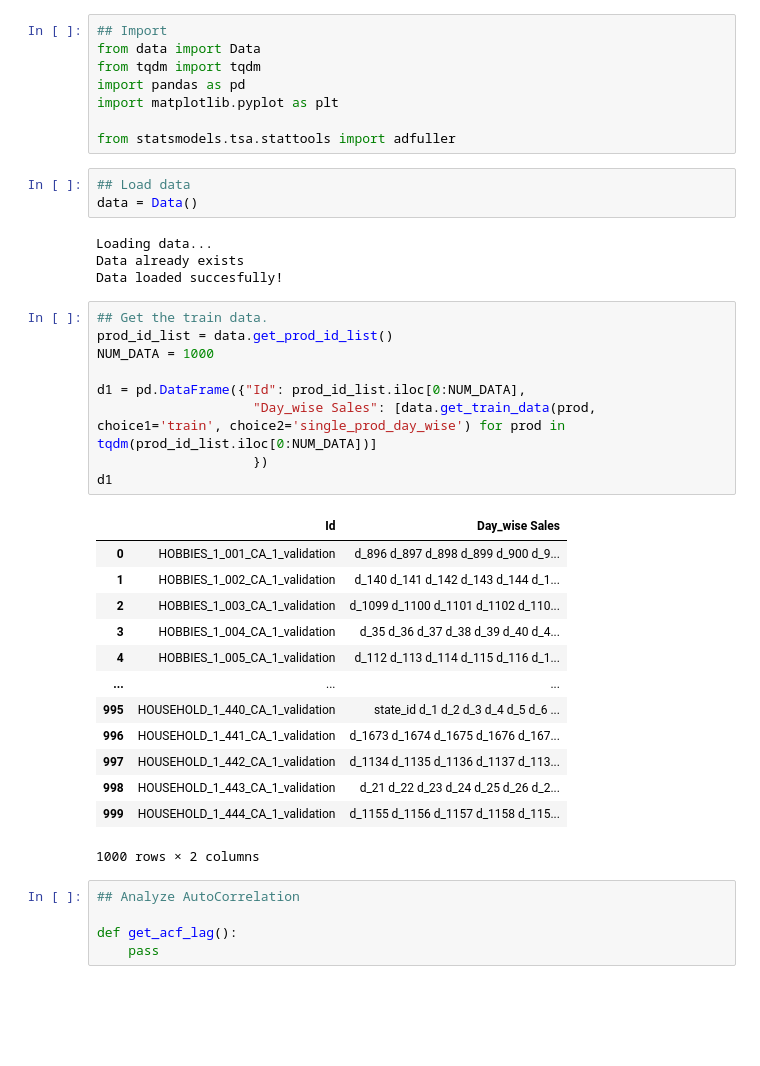
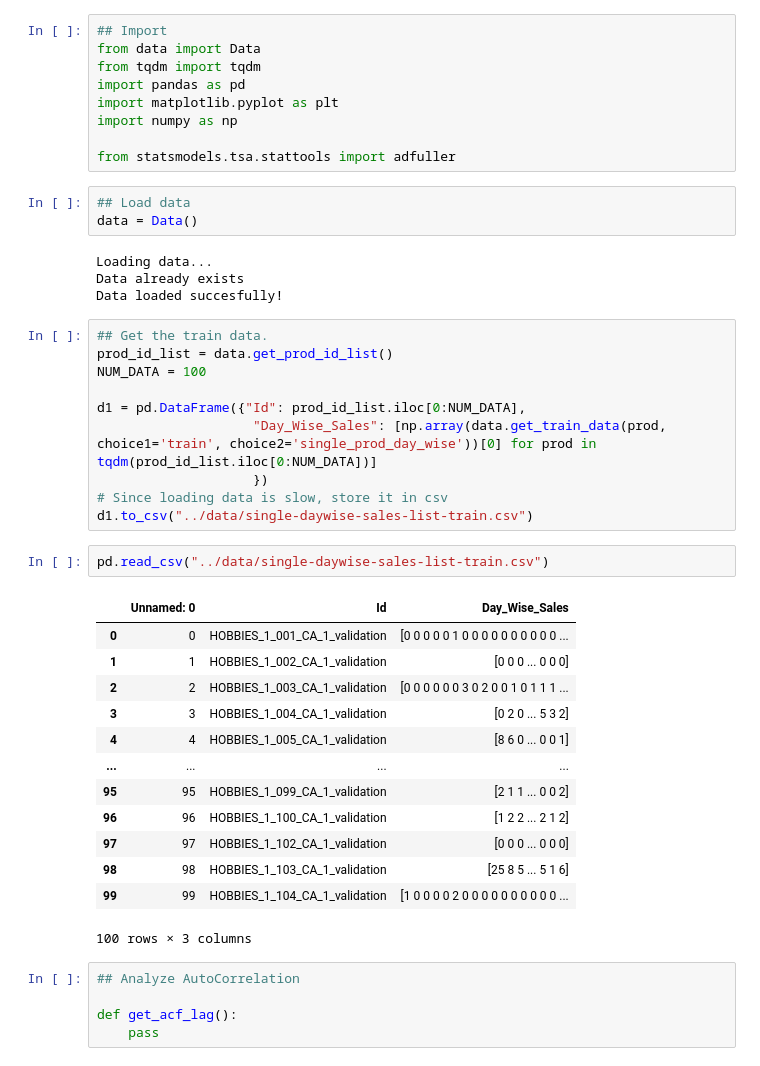
Before and after one commit to roooooh1t/Adaptive-Time-Series-Forecasting-Engine, a Jupyter notebook: src/data-analysis.ipynb, the cells around one changed output. Drawn from its saved outputs; the diff is of its cells as text; blank space fills up the shorter version.

Commit message:
Loaded data for data analysis

```diff
--- a/src/data-analysis.ipynb
+++ b/src/data-analysis.ipynb
@@ -4,6 +4,7 @@ from data import Data
 from tqdm import tqdm
 import pandas as pd
 import matplotlib.pyplot as plt
+import numpy as np
 
 from statsmodels.tsa.stattools import adfuller
 # %%
@@ -16,26 +17,29 @@ Data loaded succesfully!
 # %%
 ## Get the train data.
 prod_id_list = data.get_prod_id_list()
-NUM_DATA = 1000
+NUM_DATA = 100
 
 d1 = pd.DataFrame({"Id": prod_id_list.iloc[0:NUM_DATA],
-                    "Day_wise Sales": [data.get_train_data(prod, choice1='train', choice2='single_prod_day_wise') for prod in tqdm(prod_id_list.iloc[0:NUM_DATA])]
+                    "Day_Wise_Sales": [np.array(data.get_train_data(prod, choice1='train', choice2='single_prod_day_wise'))[0] for prod in tqdm(prod_id_list.iloc[0:NUM_DATA])]
                     })
-d1
+# Since loading data is slow, store it in csv
+d1.to_csv("../data/single-daywise-sales-list-train.csv")
-# %% [output]
-|  | Id | Day_wise Sales |
-| 0 | HOBBIES_1_001_CA_1_validation | d_896 d_897 d_898 d_899 d_900 d_9... |
-| 1 | HOBBIES_1_002_CA_1_validation | d_140 d_141 d_142 d_143 d_144 d_1... |
-| 2 | HOBBIES_1_003_CA_1_validation | d_1099 d_1100 d_1101 d_1102 d_110... |
-| 3 | HOBBIES_1_004_CA_1_validation | d_35 d_36 d_37 d_38 d_39 d_40 d_4... |
-| 4 | HOBBIES_1_005_CA_1_validation | d_112 d_113 d_114 d_115 d_116 d_1... |
-| ... | ... | ... |
-| 995 | HOUSEHOLD_1_440_CA_1_validation | state_id d_1 d_2 d_3 d_4 d_5 d_6 ... |
-| 996 | HOUSEHOLD_1_441_CA_1_validation | d_1673 d_1674 d_1675 d_1676 d_167... |
-| 997 | HOUSEHOLD_1_442_CA_1_validation | d_1134 d_1135 d_1136 d_1137 d_113... |
-| 998 | HOUSEHOLD_1_443_CA_1_validation | d_21 d_22 d_23 d_24 d_25 d_26 d_2... |
-| 999 | HOUSEHOLD_1_444_CA_1_validation | d_1155 d_1156 d_1157 d_1158 d_115... |
-1000 rows × 2 columns
+# %%
+pd.read_csv("../data/single-daywise-sales-list-train.csv")
+# %% [output]
+|  | Unnamed: 0 | Id | Day_Wise_Sales |
+| 0 | 0 | HOBBIES_1_001_CA_1_validation | [0 0 0 0 0 1 0 0 0 0 0 0 0 0 0 0 ... |
+| 1 | 1 | HOBBIES_1_002_CA_1_validation | [0 0 0 ... 0 0 0] |
+| 2 | 2 | HOBBIES_1_003_CA_1_validation | [0 0 0 0 0 0 3 0 2 0 0 1 0 1 1 1 ... |
+| 3 | 3 | HOBBIES_1_004_CA_1_validation | [0 2 0 ... 5 3 2] |
+| 4 | 4 | HOBBIES_1_005_CA_1_validation | [8 6 0 ... 0 0 1] |
+| ... | ... | ... | ... |
+| 95 | 95 | HOBBIES_1_099_CA_1_validation | [2 1 1 ... 0 0 2] |
+| 96 | 96 | HOBBIES_1_100_CA_1_validation | [1 2 2 ... 2 1 2] |
+| 97 | 97 | HOBBIES_1_102_CA_1_validation | [0 0 0 ... 0 0 0] |
+| 98 | 98 | HOBBIES_1_103_CA_1_validation | [25 8 5 ... 5 1 6] |
+| 99 | 99 | HOBBIES_1_104_CA_1_validation | [1 0 0 0 0 2 0 0 0 0 0 0 0 0 0 0 ... |
+100 rows × 3 columns
 # %%
 ## Analyze AutoCorrelation
 
```
Also changed, not shown: parts of 5 cells of this notebook, 1 other file.
